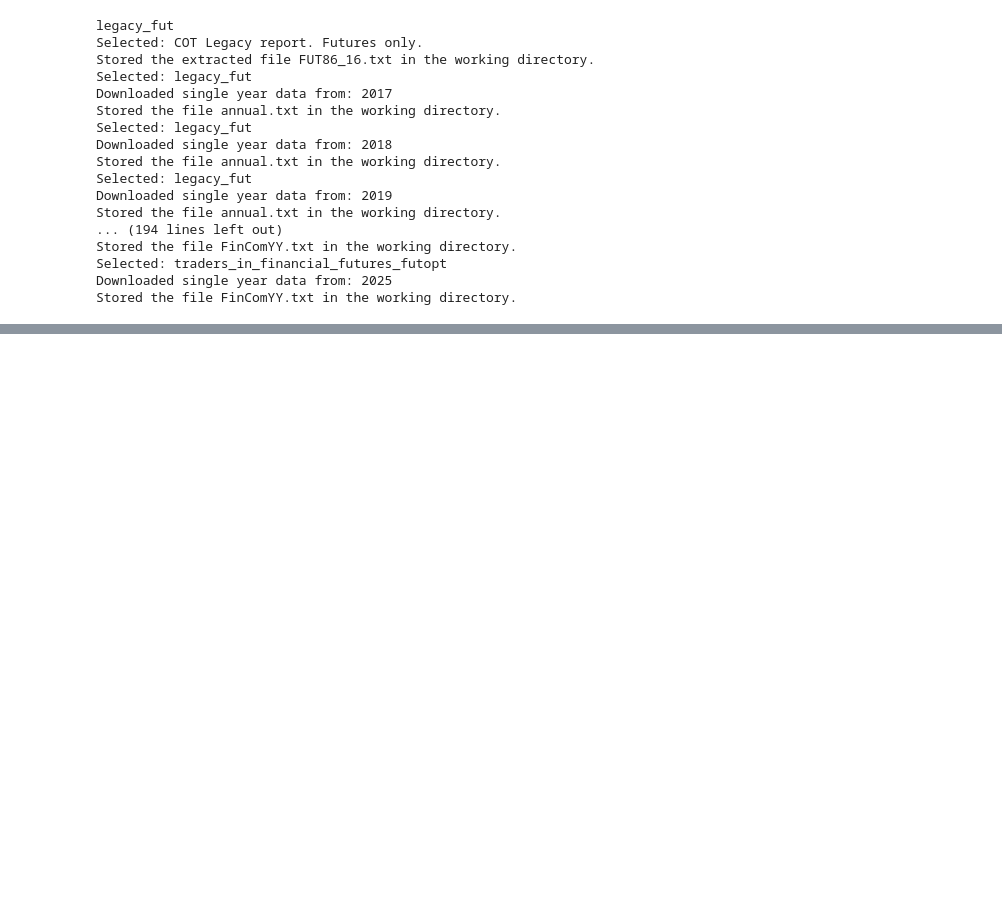
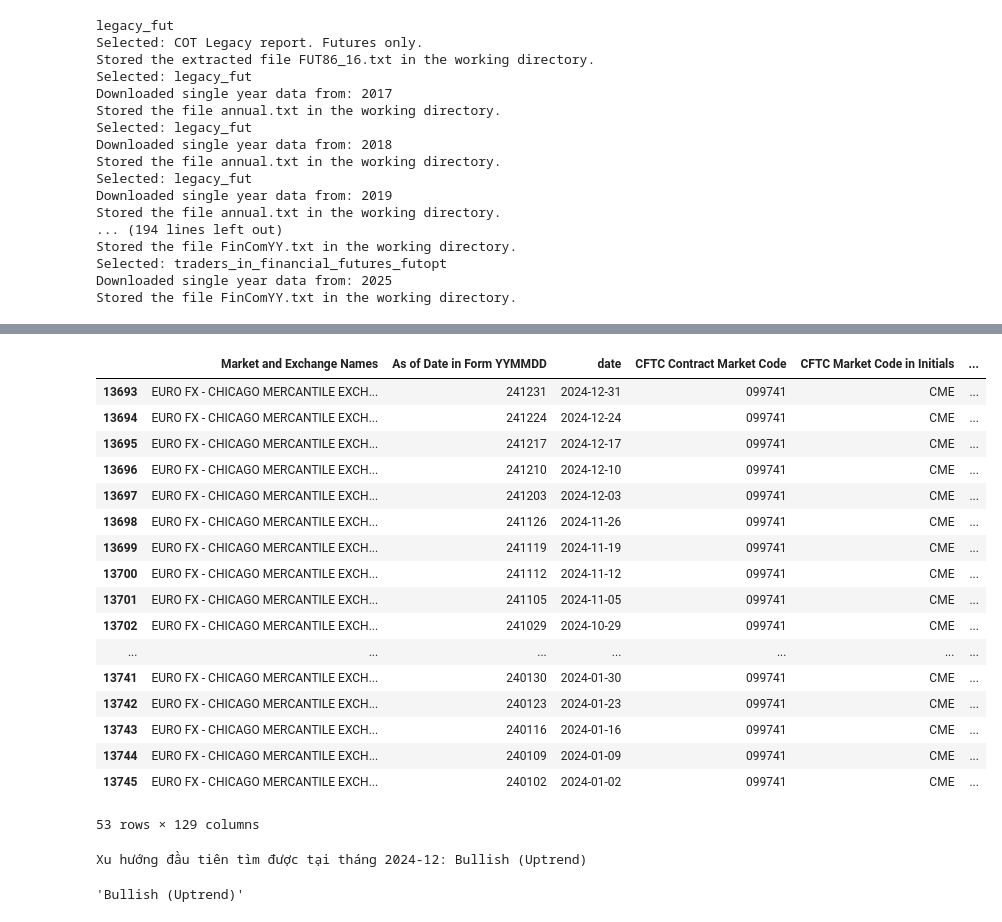
Before and after one commit to Hung000anh/Price-Action-Prediction-Algorithm, a Jupyter notebook: scripts/notebook.ipynb, the cells around one changed output, grey strips where cells are left out. Cells and saved outputs as stored; diff of their text form; code cells hidden in the pictures; blank space fills up the shorter version.

```diff
--- a/scripts/notebook.ipynb
+++ b/scripts/notebook.ipynb
@@ -672,0 +875,3 @@ plot_seasonal_tendency(eurusd_M)
+# %%
+cot_df = df["COT_data"]
+cot_df
@@ -672,0 +892,26 @@ plot_seasonal_tendency(eurusd_M)
+# %%
+cot_df['date'] = pd.to_datetime(cot_df['date'])
+
+# Lọc từ 2023 đến 2024
+cot_df = cot_df[(cot_df['date'] >= '2024-01-01') & (cot_df['date'] <= '2024-12-31')]
+# %%
+cot_df
+# %% [output]
+|  | Market and Exchange Names | As of Date in Form YYMMDD | date | CFTC Contract Market Code | CFTC Market Code in Initials | ... |
+| 13693 | EURO FX - CHICAGO MERCANTILE EXCH... | 241231 | 2024-12-31 | 099741 | CME | ... |
+| 13694 | EURO FX - CHICAGO MERCANTILE EXCH... | 241224 | 2024-12-24 | 099741 | CME | ... |
+| 13695 | EURO FX - CHICAGO MERCANTILE EXCH... | 241217 | 2024-12-17 | 099741 | CME | ... |
+| 13696 | EURO FX - CHICAGO MERCANTILE EXCH... | 241210 | 2024-12-10 | 099741 | CME | ... |
+| 13697 | EURO FX - CHICAGO MERCANTILE EXCH... | 241203 | 2024-12-03 | 099741 | CME | ... |
+| 13698 | EURO FX - CHICAGO MERCANTILE EXCH... | 241126 | 2024-11-26 | 099741 | CME | ... |
+| 13699 | EURO FX - CHICAGO MERCANTILE EXCH... | 241119 | 2024-11-19 | 099741 | CME | ... |
+| 13700 | EURO FX - CHICAGO MERCANTILE EXCH... | 241112 | 2024-11-12 | 099741 | CME | ... |
+| 13701 | EURO FX - CHICAGO MERCANTILE EXCH... | 241105 | 2024-11-05 | 099741 | CME | ... |
+| 13702 | EURO FX - CHICAGO MERCANTILE EXCH... | 241029 | 2024-10-29 | 099741 | CME | ... |
+| ... | ... | ... | ... | ... | ... | ... |
+| 13741 | EURO FX - CHICAGO MERCANTILE EXCH... | 240130 | 2024-01-30 | 099741 | CME | ... |
+| 13742 | EURO FX - CHICAGO MERCANTILE EXCH... | 240123 | 2024-01-23 | 099741 | CME | ... |
+| 13743 | EURO FX - CHICAGO MERCANTILE EXCH... | 240116 | 2024-01-16 | 099741 | CME | ... |
+| 13744 | EURO FX - CHICAGO MERCANTILE EXCH... | 240109 | 2024-01-09 | 099741 | CME | ... |
+| 13745 | EURO FX - CHICAGO MERCANTILE EXCH... | 240102 | 2024-01-02 | 099741 | CME | ... |
+53 rows × 129 columns
@@ -672,0 +999,5 @@ plot_seasonal_tendency(eurusd_M)
+# %%
+determine_cot_trend_by_month_loop(cot_df)
+# %% [output]
+Xu hướng đầu tiên tìm được tại tháng 2024-12: Bullish (Uptrend)
+'Bullish (Uptrend)'
```
Also changed, not shown: parts of 18 cells of this notebook.
